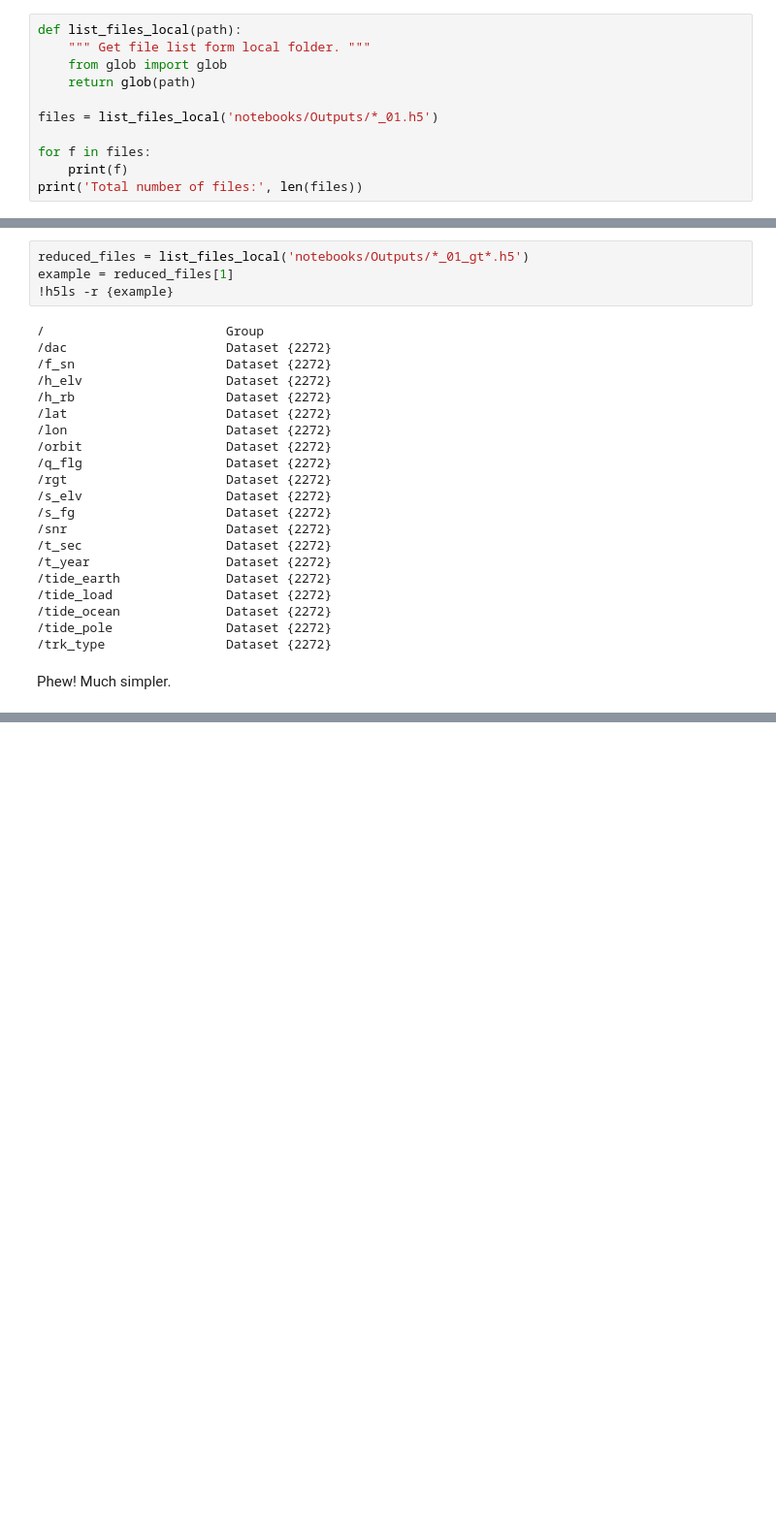
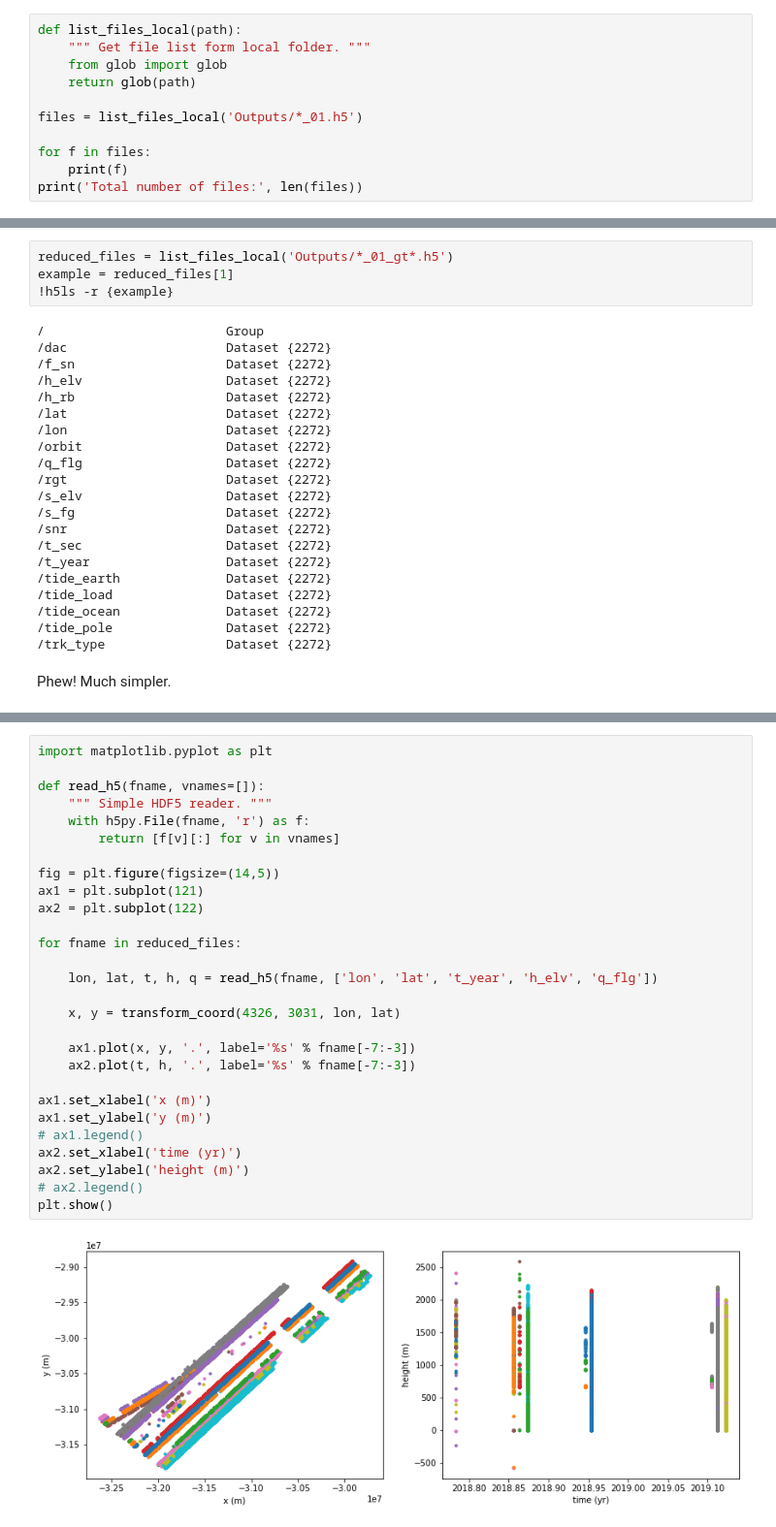
Before and after one commit to ICESAT-2HackWeek/glaciersat2, a Jupyter notebook: data-access/notebooks/redu-is2-files.ipynb, the cells around one changed output, grey strips where cells are left out. Shown at 97% size. Drawn from its saved outputs; the diff is of its cells as text; blank space fills up the shorter version.

```diff
--- a/data-access/notebooks/redu-is2-files.ipynb
+++ b/data-access/notebooks/redu-is2-files.ipynb
@@ -24,7 +27,7 @@ def list_files_local(path):
     from glob import glob
     return glob(path)
 
-files = list_files_local('notebooks/Outputs/*_01.h5')
+files = list_files_local('Outputs/*_01.h5')
 
 for f in files:
     print(f)
@@ -272,7 +275,7 @@ out -> notebooks/Outputs/ATL06_20181214211434_11800102_001_01_gt3r.h5
 # %% [markdown]
 Take a look at the reduced files:
 # %%
-reduced_files = list_files_local('notebooks/Outputs/*_01_gt*.h5')
+reduced_files = list_files_local('Outputs/*_01_gt*.h5')
 example = reduced_files[1]
 !h5ls -r {example}
 # %% [output]
@@ -300,0 +308,30 @@ Phew! Much simpler.
+# %%
+import matplotlib.pyplot as plt
+
+def read_h5(fname, vnames=[]):
+    """ Simple HDF5 reader. """
+    with h5py.File(fname, 'r') as f:
+        return [f[v][:] for v in vnames]
+
+fig = plt.figure(figsize=(14,5))
+ax1 = plt.subplot(121)
+ax2 = plt.subplot(122)
+
+for fname in reduced_files:
+
+    lon, lat, t, h, q = read_h5(fname, ['lon', 'lat', 't_year', 'h_elv', 'q_flg'])
+
+    x, y = transform_coord(4326, 3031, lon, lat)
+
+    ax1.plot(x, y, '.', label='%s' % fname[-7:-3])
+    ax2.plot(t, h, '.', label='%s' % fname[-7:-3])
+
+ax1.set_xlabel('x (m)')
+ax1.set_ylabel('y (m)')
+# ax1.legend()
+ax2.set_xlabel('time (yr)')
+ax2.set_ylabel('height (m)')
+# ax2.legend()
+plt.show()
+# %% [output]
+[figure, added]
```
Also changed, not shown: parts of 37 cells of this notebook.
